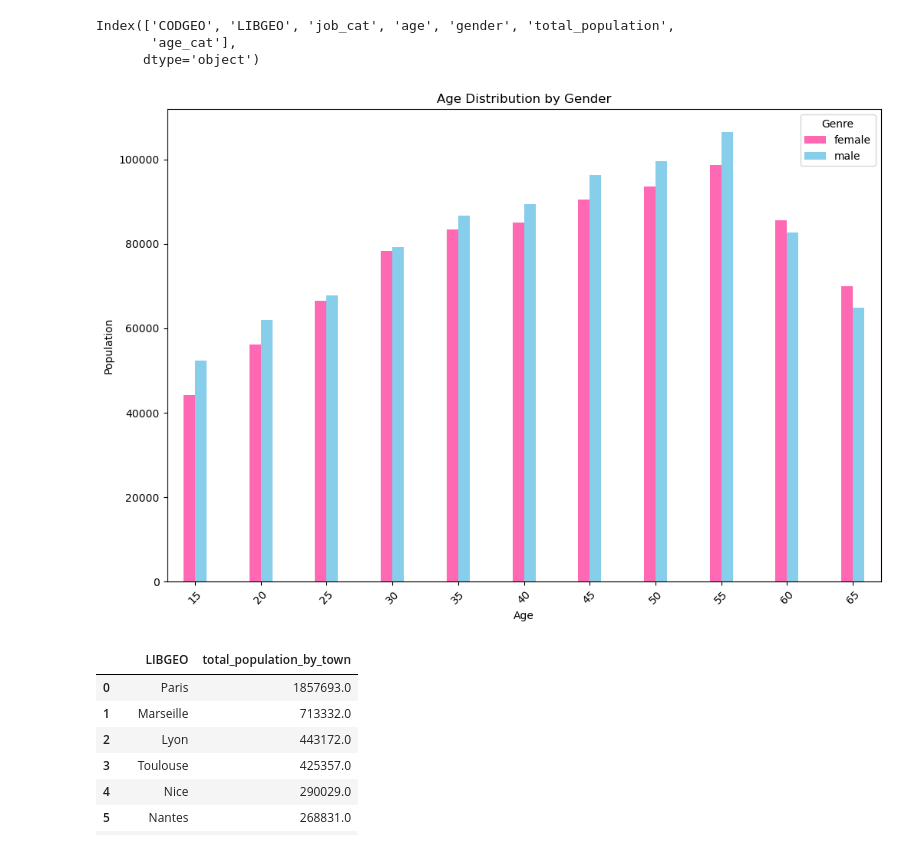
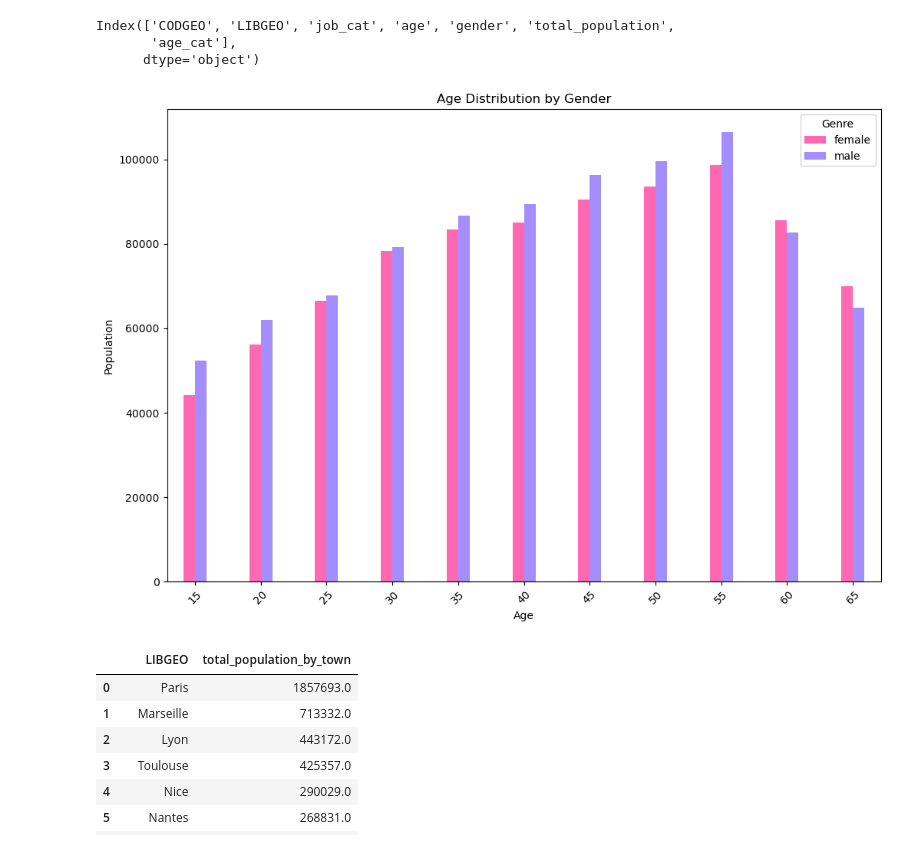
Before and after one commit to steprag/fp_finale_project, a Jupyter notebook: main/fp05_dataexploring.ipynb, the cells around one changed output. Drawn from its saved outputs; the diff is of its cells as text; code cells hidden in the pictures.

```diff
--- a/main/fp05_dataexploring.ipynb
+++ b/main/fp05_dataexploring.ipynb
@@ -542,25 +542,25 @@ Index(['CODGEO', 'LIBGEO', 'job_cat', 'age', 'gender', 'total_population',
 # %%
 population_by_age_detail = population_all.groupby(['age', 'gender']).size().unstack()
 
 # Calculer la tendance pour chaque groupe (genre)
 trend_male = np.polyfit(range(len(population_by_age_detail.index)), population_by_age_detail['male'], 1)
 trend_female = np.polyfit(range(len(population_by_age_detail.index)), population_by_age_detail['female'], 1)
 
 # Tracer le graphique à barres groupées avec des couleurs personnalisées
-ax = population_by_age_detail.plot(kind='bar', figsize=(12, 8), width=0.35, color=[ 'hotpink','skyblue'])
+ax = population_by_age_detail.plot(kind='bar', figsize=(12, 8), width=0.35, color=[ 'hotpink','#a48efd'])
 
 
 # Ajouter un titre et des étiquettes d'axes
 plt.title('Age Distribution by Gender')
 plt.xlabel('Age')
 plt.ylabel('Population')
 
 # Afficher le graphique
 plt.legend(title='Genre')
 plt.xticks(range(len(population_by_age_detail.index)), population_by_age_detail.index, rotation=45)
 plt.show()
 # %% [output]
-[figure, old version]
+[figure, new version]
 # %%
 # Regrouper par LIBGEO et calculer la somme de la population pour chaque groupe
 total_population_by_town = population.groupby('LIBGEO')['total_population'].sum()
```
Also changed, not shown: parts of 4 cells of this notebook, 17 other files.
